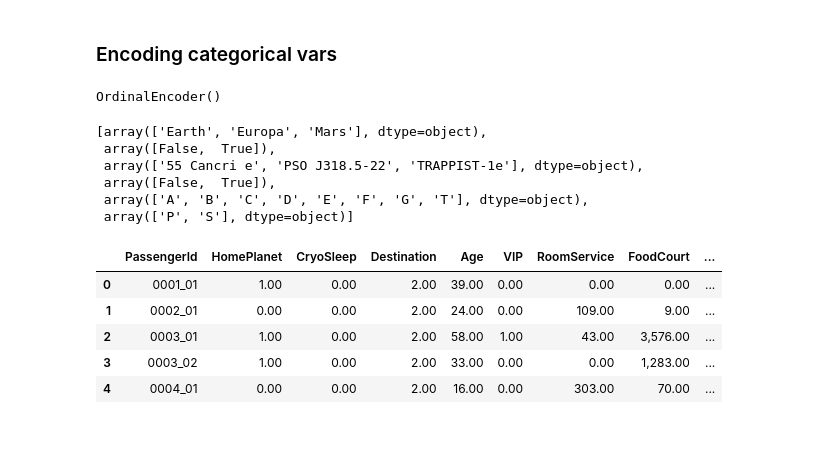
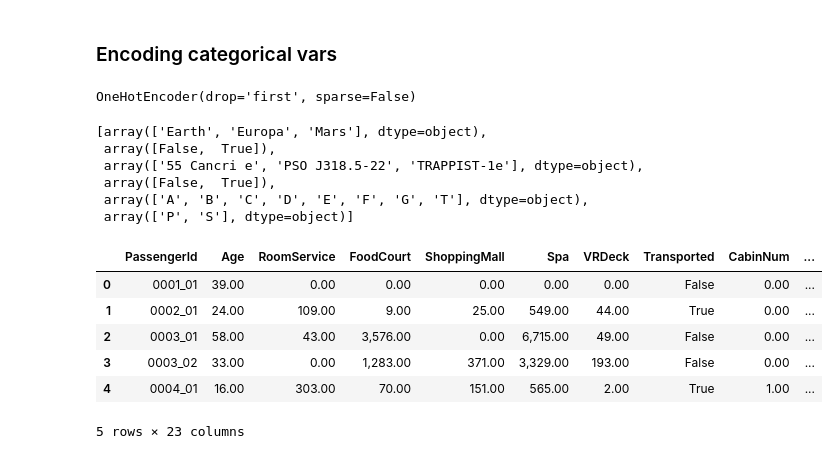
Before and after one commit to pirosbogar/spaceship-titanic, a Jupyter notebook: Spaceship_titanic.ipynb, the cells around one changed output. Saved outputs shown, nothing was run; the diff lists cells and outputs as text; code cells hidden in the pictures.

```diff
--- a/Spaceship_titanic.ipynb
+++ b/Spaceship_titanic.ipynb
@@ -318,9 +326,9 @@ columns_to_encode = ["HomePlanet", "CryoSleep", "Destination", "VIP", "CabinDeck
 #train_dummified = pd.get_dummies(train, columns = columns_to_encode, drop_first = True)
 #test_dummified = pd.get_dummies(test, columns = columns_to_encode, drop_first = True)
 
-enc = OrdinalEncoder()
+ohe = OneHotEncoder(drop = 'first', sparse=False)
 
-enc.fit(train[columns_to_encode])
+ohe.fit(train[columns_to_encode])
 # %% [output]
-OrdinalEncoder()
+OneHotEncoder(drop='first', sparse=False)
 # %%
@@ -333,14 +341,33 @@ enc.categories_
  array(['A', 'B', 'C', 'D', 'E', 'F', 'G', 'T'], dtype=object),
  array(['P', 'S'], dtype=object)]
 # %%
-train[columns_to_encode] = enc.transform(train[columns_to_encode])
-test[columns_to_encode] = enc.transform(test[columns_to_encode])
+train_ohed = pd.DataFrame(ohe.transform(train[columns_to_encode]))
+test_ohed = pd.DataFrame(ohe.transform(test[columns_to_encode]))
+
+train_ohed.index = train.index
+test_ohed.index = test.index
+
+numeric_train = train.drop(columns_to_encode, axis=1)
+numeric_test = test.drop(columns_to_encode, axis=1)
+# %%
+train_ohed = train_ohed.set_axis(['Home Europa', 'Home Mars', 'CryoSleep', 'Dest PSO J318.5-22', \
+                    'Dest TRAPPIST-1e', 'VIP', 'Deck B', 'Deck C', 'Deck D', \
+                    'Deck E', 'Deck F', 'Deck G', 'Deck T', 'Starboard side'], axis=1, inplace=False)
+
+
+test_ohed = test_ohed.set_axis(['Home Europa', 'Home Mars', 'CryoSleep', 'Dest PSO J318.5-22', \
+                    'Dest TRAPPIST-1e', 'VIP', 'Deck B', 'Deck C', 'Deck D', \
+                    'Deck E', 'Deck F', 'Deck G', 'Deck T', 'Starboard side'], axis=1, inplace=False)
 # %%
-train.head()
+new_train = pd.concat([numeric_train, train_ohed], axis=1)
+new_test = pd.concat([numeric_test, test_ohed], axis=1)
+
+new_train.head()
 # %% [output]
-|  | PassengerId | HomePlanet | CryoSleep | Destination | Age | VIP | RoomService | FoodCourt | ... |
-| 0 | 0001_01 | 1.00 | 0.00 | 2.00 | 39.00 | 0.00 | 0.00 | 0.00 | ... |
-| 1 | 0002_01 | 0.00 | 0.00 | 2.00 | 24.00 | 0.00 | 109.00 | 9.00 | ... |
-| 2 | 0003_01 | 1.00 | 0.00 | 2.00 | 58.00 | 1.00 | 43.00 | 3,576.00 | ... |
-| 3 | 0003_02 | 1.00 | 0.00 | 2.00 | 33.00 | 0.00 | 0.00 | 1,283.00 | ... |
-| 4 | 0004_01 | 0.00 | 0.00 | 2.00 | 16.00 | 0.00 | 303.00 | 70.00 | ... |
+|  | PassengerId | Age | RoomService | FoodCourt | ShoppingMall | Spa | VRDeck | Transported | CabinNum | ... |
+| 0 | 0001_01 | 39.00 | 0.00 | 0.00 | 0.00 | 0.00 | 0.00 | False | 0.00 | ... |
+| 1 | 0002_01 | 24.00 | 109.00 | 9.00 | 25.00 | 549.00 | 44.00 | True | 0.00 | ... |
+| 2 | 0003_01 | 58.00 | 43.00 | 3,576.00 | 0.00 | 6,715.00 | 49.00 | False | 0.00 | ... |
+| 3 | 0003_02 | 33.00 | 0.00 | 1,283.00 | 371.00 | 3,329.00 | 193.00 | False | 0.00 | ... |
+| 4 | 0004_01 | 16.00 | 303.00 | 70.00 | 151.00 | 565.00 | 2.00 | True | 1.00 | ... |
+5 rows × 23 columns
```
Also changed, not shown: parts of 21 cells of this notebook, 1 other file.
